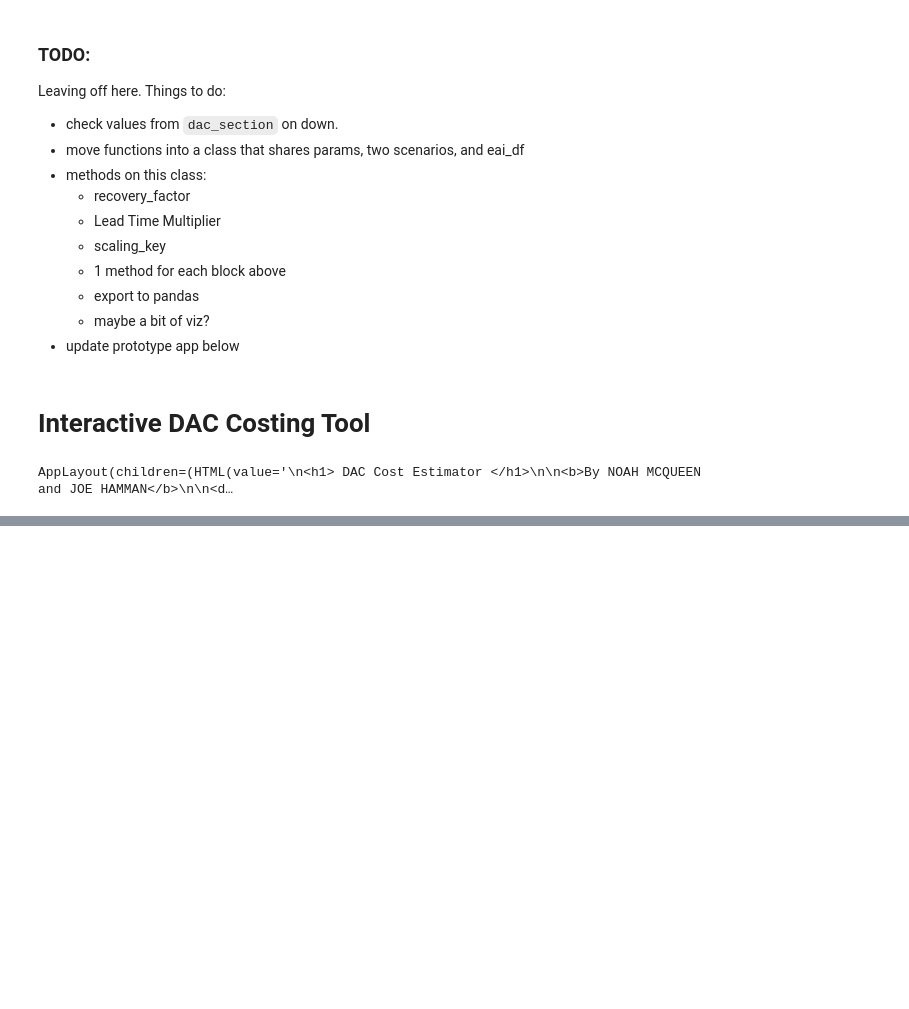
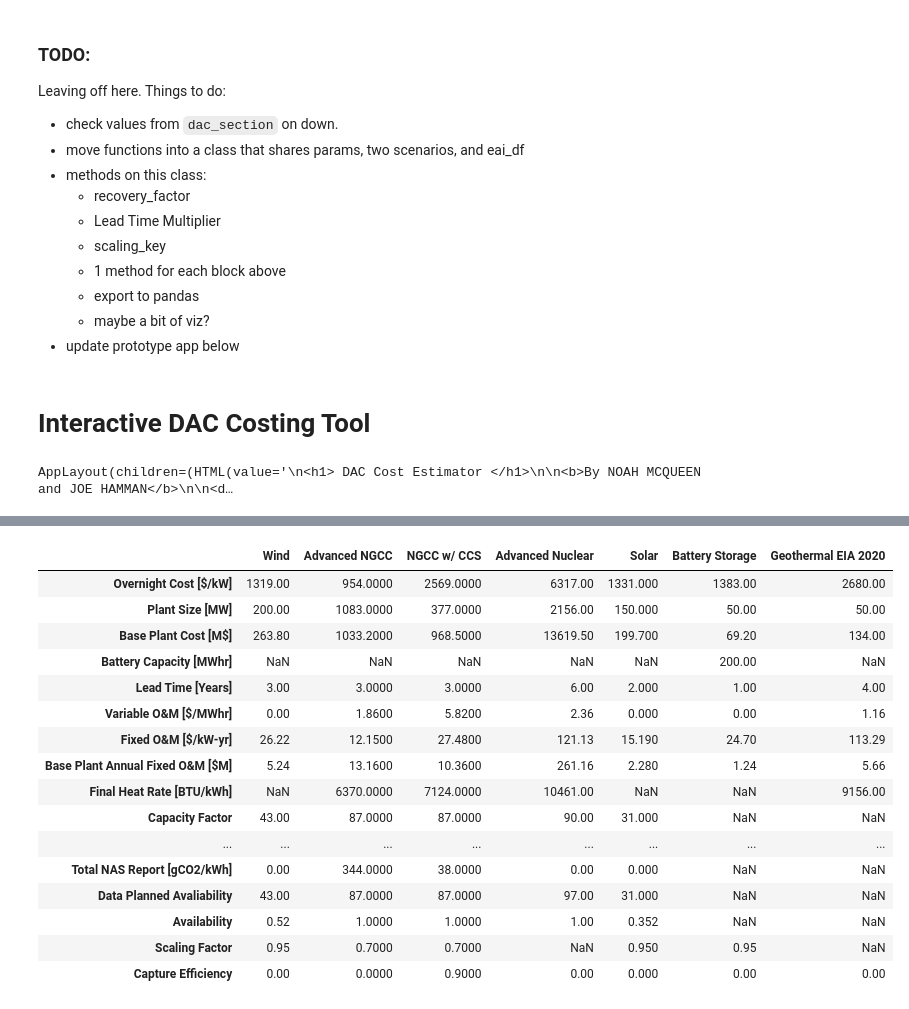
Before and after one commit to carbonplan/dac-costing, a Jupyter notebook: notebooks/DAC+Energy Analysis.ipynb, the cells around one changed output, grey strips where cells are left out. Drawn from its saved outputs; the diff is of its cells as text; code cells hidden in the pictures; blank space fills up the shorter version.

```diff
--- a/notebooks/DAC+Energy Analysis.ipynb
+++ b/notebooks/DAC+Energy Analysis.ipynb
@@ -694,0 +726,3 @@ AppLayout(children=(HTML(value='\n<h1> DAC Cost Estimator </h1>\n\n<b>By NOAH MC
+# %%
+tech_df = eai_df.copy()
+tech_df
@@ -694,0 +747,30 @@ AppLayout(children=(HTML(value='\n<h1> DAC Cost Estimator </h1>\n\n<b>By NOAH MC
+# %%
+new = pd.Series({k: scaling_factors.to_dict()['Scaling Factor'].get(scaling_scenarios.get(k, 'null'), np.nan) for k in tech_df.columns})
+tech_df = pd.concat([tech_df, new.to_frame(name='Scaling Factor').transpose()], axis=0)
+# %%
+percent_capture = {
+    'NGCC w/ CCS': sheets['natural_gas']['H34']
+}
+
+new = pd.Series({k: percent_capture.get(k, 0.) for k in tech_df.columns})
+tech_df = pd.concat([tech_df, new.to_frame(name='Capture Efficiency').transpose()], axis=0)
+# %%
+tech_df
+# %% [output]
+|  | Wind | Advanced NGCC | NGCC w/ CCS | Advanced Nuclear | Solar | Battery Storage | Geothermal EIA 2020 |
+| Overnight Cost [$/kW] | 1319.00 | 954.0000 | 2569.0000 | 6317.00 | 1331.000 | 1383.00 | 2680.00 |
+| Plant Size [MW] | 200.00 | 1083.0000 | 377.0000 | 2156.00 | 150.000 | 50.00 | 50.00 |
+| Base Plant Cost [M$] | 263.80 | 1033.2000 | 968.5000 | 13619.50 | 199.700 | 69.20 | 134.00 |
+| Battery Capacity [MWhr] | NaN | NaN | NaN | NaN | NaN | 200.00 | NaN |
+| Lead Time [Years] | 3.00 | 3.0000 | 3.0000 | 6.00 | 2.000 | 1.00 | 4.00 |
+| Variable O&M [$/MWhr] | 0.00 | 1.8600 | 5.8200 | 2.36 | 0.000 | 0.00 | 1.16 |
+| Fixed O&M [$/kW-yr] | 26.22 | 12.1500 | 27.4800 | 121.13 | 15.190 | 24.70 | 113.29 |
+| Base Plant Annual Fixed O&M [$M] | 5.24 | 13.1600 | 10.3600 | 261.16 | 2.280 | 1.24 | 5.66 |
+| Final Heat Rate [BTU/kWh] | NaN | 6370.0000 | 7124.0000 | 10461.00 | NaN | NaN | 9156.00 |
+| Capacity Factor | 43.00 | 87.0000 | 87.0000 | 90.00 | 31.000 | NaN | NaN |
+| ... | ... | ... | ... | ... | ... | ... | ... |
+| Total NAS Report [gCO2/kWh] | 0.00 | 344.0000 | 38.0000 | 0.00 | 0.000 | NaN | NaN |
+| Data Planned Avaliability | 43.00 | 87.0000 | 87.0000 | 97.00 | 31.000 | NaN | NaN |
+| Availability | 0.52 | 1.0000 | 1.0000 | 1.00 | 0.352 | NaN | NaN |
+| Scaling Factor | 0.95 | 0.7000 | 0.7000 | NaN | 0.950 | 0.95 | NaN |
+| Capture Efficiency | 0.00 | 0.0000 | 0.9000 | 0.00 | 0.000 | 0.00 | 0.00 |
```
Also changed, not shown: parts of 10 cells of this notebook, 3 other files.
